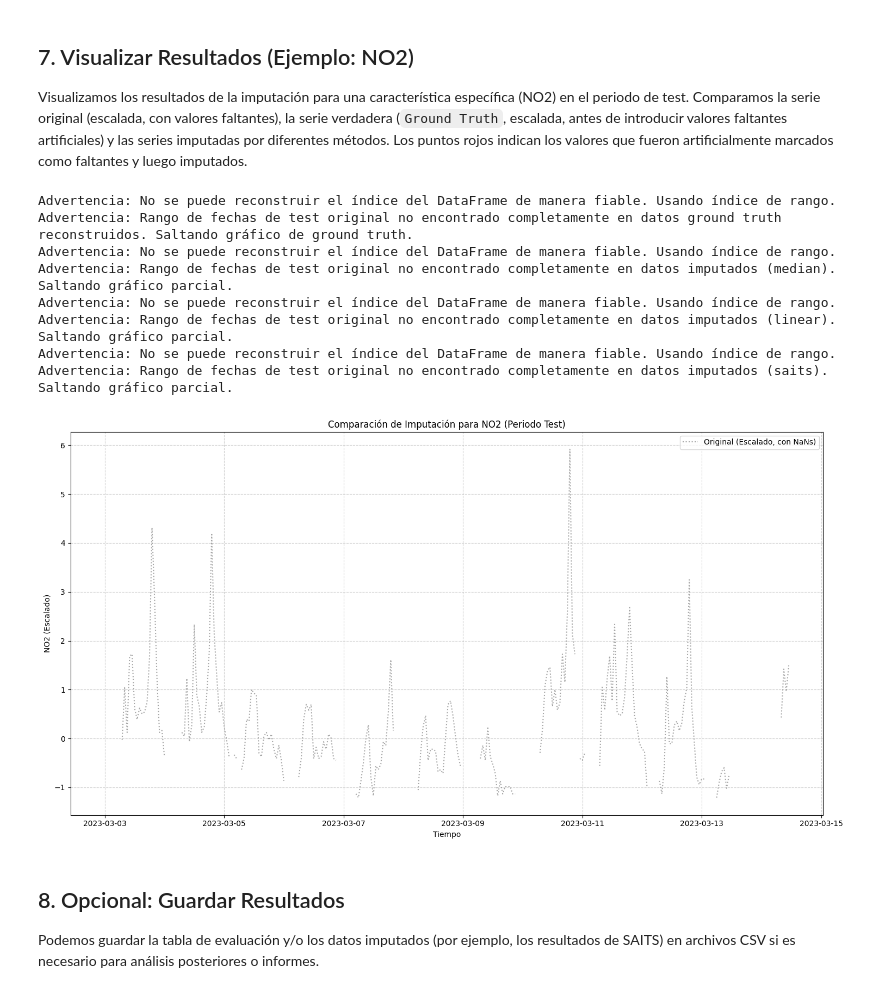
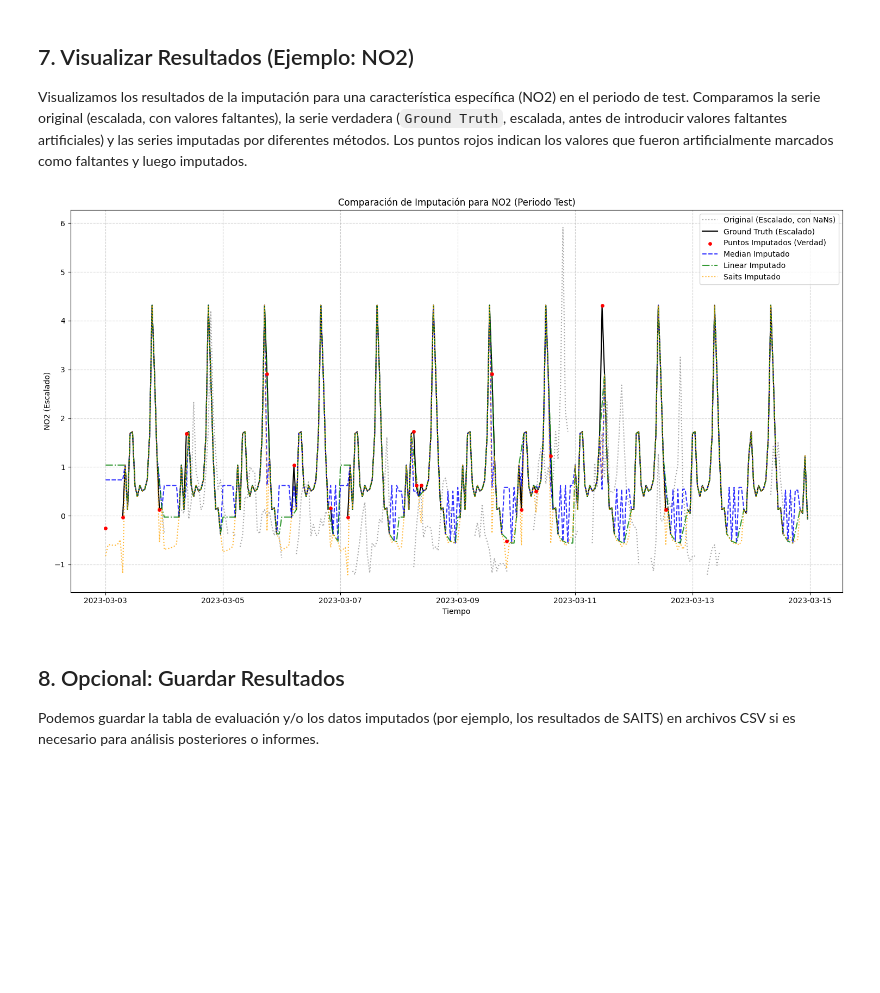
Before and after one commit to eigenric/TFG, a Jupyter notebook: notebooks/Notebook_Imputation.ipynb, the cells around one changed output. Drawn from its saved outputs; the diff is of its cells as text; code cells hidden in the pictures; blank space fills up the shorter version.

```diff
--- a/notebooks/Notebook_Imputation.ipynb
+++ b/notebooks/Notebook_Imputation.ipynb
@@ -96,7 +89,4 @@ Reindexamos los datos cargados a este rango combinado:
 # %%
-# Reindexar los datos cargados a este rango combinado
-df_int_reindexed = df_int_raw.set_index(config.DATE_COL).reindex(full_range).reset_index()
-df_int_reindexed = df_int_reindexed.rename(columns={'index': config.DATE_COL})
+df_int_reindexed = dp.fill_missing_timestamps(df_int_raw, config.PERIOD_1_PADDING_START, config.PERIOD_2_PADDING_END)
 print(f"Forma después de reindexar a periodos combinados: {df_int_reindexed.shape}")
-# display(df_int_reindexed.head()) # Opcional
 # %% [output]
@@ -129,7 +113,0 @@ Añadimos relleno con valores NaN al inicio y final del DataFrame del Periodo 1
-# %%
-# Añadir Relleno (Padding) al Periodo 1
-periodo_1_padded = dp.add_period1_padding(periodo_1_raw)
-print(f"Forma del Periodo 1 después del padding: {periodo_1_padded.shape}")
-print(f"Rango de fechas con padding: {periodo_1_padded.index.min()} a {periodo_1_padded.index.max()}")
-# display(periodo_1_padded.head()) # Opcional
-# display(periodo_1_padded.tail()) # Opcional
@@ -141,7 +113,0 @@ Rango de fechas con padding: 2023-01-17 00:00:00+00:00 a 2023-03-14 23:00:00+00:
-# %%
-# Añadir Relleno (Padding) al Periodo 2
-periodo_2_padded = dp.add_period2_padding(periodo_2_raw)
-print(f"Forma del Periodo 2 después del padding: {periodo_2_padded.shape}")
-print(f"Rango de fechas con padding: {periodo_2_padded.index.min()} a {periodo_2_padded.index.max()}")
-# display(periodo_2_padded.head()) # Opcional
-# display(periodo_2_padded.tail()) # Opcional
@@ -175,7 +135,7 @@ El periodo de tiempo es del 17 de enero de 2023 al 14 de marzo de 2023. **hay 57
 # Esta función ahora maneja la división train/val/test, escalado, ventaneo y creación de valores faltantes
 try:
     processed_data = dp.preprocess_for_imputation(
-        periodo_1_padded,
+        periodo_1_raw,
         feature_cols=config.FEATURE_COLUMNS,
         n_steps=config.N_STEPS,
         missing_rate=config.MISSING_RATE,
@@ -802,7 +766,7 @@ else:
     feature_index = config.FEATURE_COLUMNS.index(feature_to_plot)
 
     # Obtener datos originales de test (antes de ventanear, potencialmente sin escalar para interpretabilidad)
-    test_df_original = periodo_1_padded.loc[config.TEST_START_DATE:config.TEST_END_DATE]#[feature_to_plot]
+    test_df_original = periodo_1_raw.loc[config.TEST_START_DATE:config.TEST_END_DATE]#[feature_to_plot]
     # Ajustar por fecha final exclusiva si es necesario basado en cómo se hizo el split
     # Ejemplo: si TEST_END_DATE = "2023-03-15", loc incluirá hasta "2023-03-14 23:00:00"
     # pero si los datos preprocesados excluyen el último día, ajustar aquí:
@@ -882,42 +846,34 @@ else:
                  else:
                      print(f"Saltando gráfico para {method} - {feature_to_plot} fue eliminada.")
                      continue # Saltar gráfico de este método para esta característica
                  # y_pred ya está ajustado
 
             # Reestructurar la predicción
             imputed_df = utils.reshape_imputed_to_df(
                  y_pred,
                  test_index_full, # Usar índice antes de ventanear
                  current_cols, # Usar columnas potencialmente reducidas
                  config.N_STEPS
             )
 
             # Extraer la serie y graficar en el rango correcto
             if plot_start in imputed_df.index and plot_end in imputed_df.index:
                 imputed_series = imputed_df.loc[plot_start:plot_end, feature_to_plot]
                 plt.plot(imputed_series.index, imputed_series.values,
                          label=f'{method.title()} Imputado',
                          color=colors[i % len(colors)],
                          linestyle=linestyles[i % len(linestyles)],
                          alpha=0.8)
             else:
                  print(f"Advertencia: Rango de fechas de test original no encontrado completamente en datos imputados ({method}). Saltando gráfico parcial.")
 
 
     plt.legend()
     plt.grid(True, linestyle='--', alpha=0.6)
     plt.tight_layout()
     plt.show()
 # %% [output]
-Advertencia: No se puede reconstruir el índice del DataFrame de manera fiable. Usando índice de rango.
-Advertencia: Rango de fechas de test original no encontrado completamente en datos ground truth reconstruidos. Saltando gráfico de ground truth.
-Advertencia: No se puede reconstruir el índice del DataFrame de manera fiable. Usando índice de rango.
-Advertencia: Rango de fechas de test original no encontrado completamente en datos imputados (median). Saltando gráfico parcial.
-Advertencia: No se puede reconstruir el índice del DataFrame de manera fiable. Usando índice de rango.
-Advertencia: Rango de fechas de test original no encontrado completamente en datos imputados (linear). Saltando gráfico parcial.
-Advertencia: No se puede reconstruir el índice del DataFrame de manera fiable. Usando índice de rango.
-Advertencia: Rango de fechas de test original no encontrado completamente en datos imputados (saits). Saltando gráfico parcial.
-[figure, old version]
+[figure, new version]
 # %% [markdown]
 ## 8. Opcional: Guardar Resultados
 
```
Also changed, not shown: parts of 38 cells of this notebook, 3 other files.
